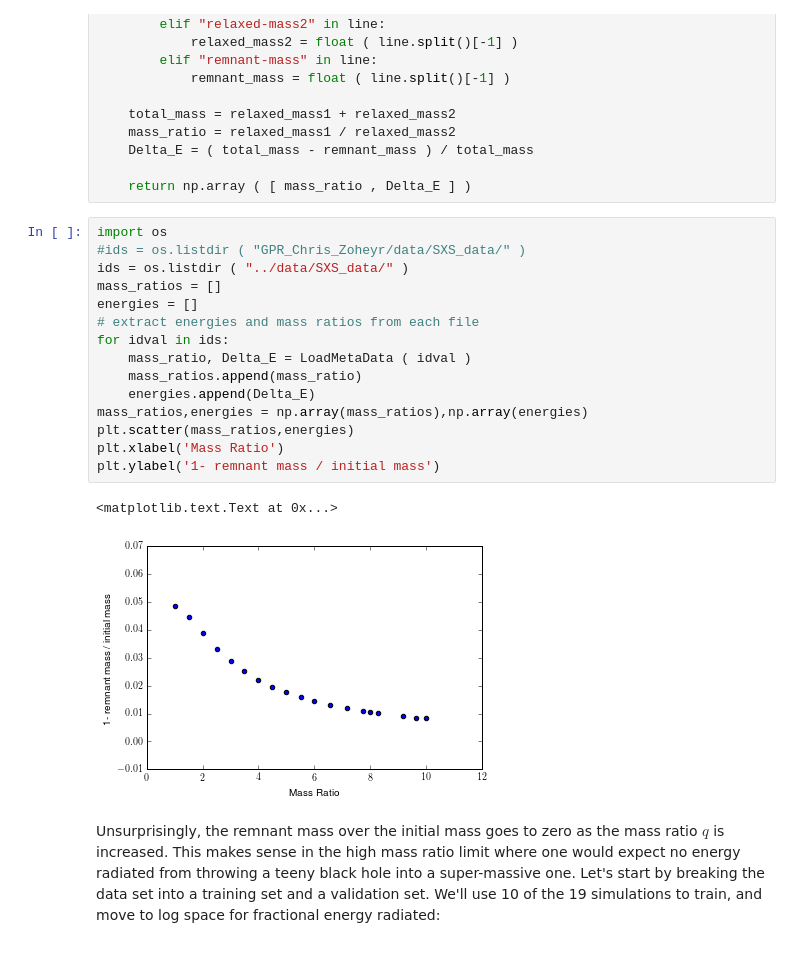
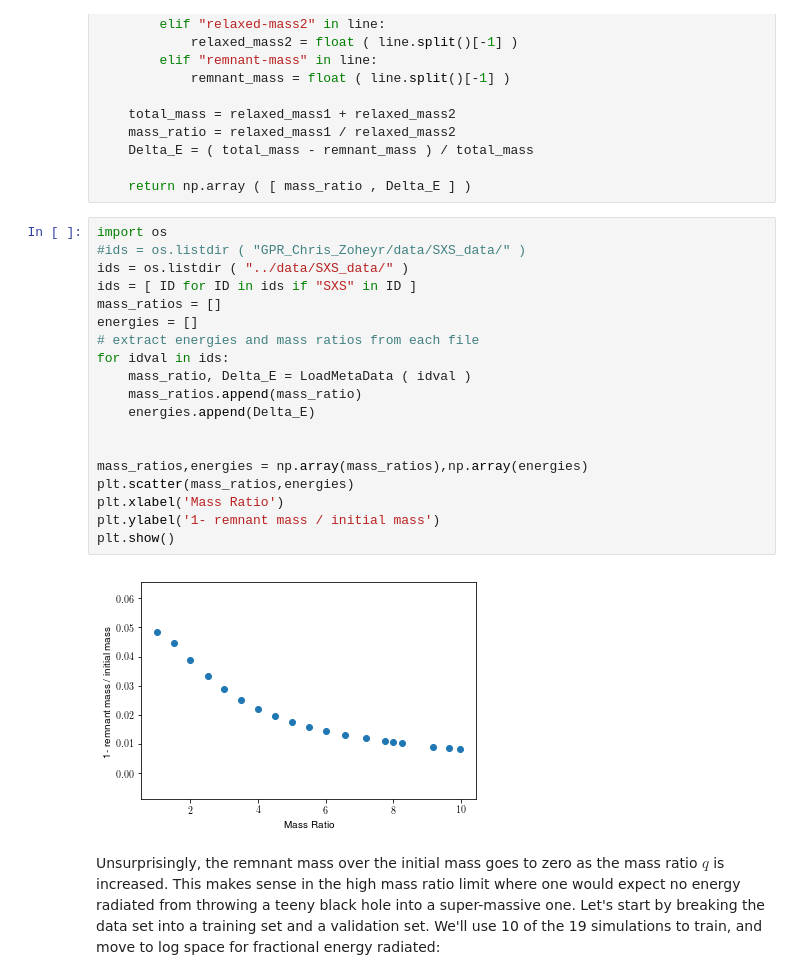
Before and after one commit to stasbabak/GPR_Chris_Zoheyr, a Jupyter notebook: dev/LectureNotes.ipynb, the cells around one changed output. Cells and saved outputs as stored; diff of their text form.

```diff
--- a/dev/LectureNotes.ipynb
+++ b/dev/LectureNotes.ipynb
@@ -1188,21 +1243,24 @@ def LoadMetaData ( ID ):
 # %%
 import os
 #ids = os.listdir ( "GPR_Chris_Zoheyr/data/SXS_data/" )
 ids = os.listdir ( "../data/SXS_data/" )
+ids = [ ID for ID in ids if "SXS" in ID ]
 mass_ratios = []
 energies = []
 # extract energies and mass ratios from each file
 for idval in ids:
     mass_ratio, Delta_E = LoadMetaData ( idval )
     mass_ratios.append(mass_ratio)
     energies.append(Delta_E)
+
+
 mass_ratios,energies = np.array(mass_ratios),np.array(energies)
 plt.scatter(mass_ratios,energies)
 plt.xlabel('Mass Ratio')
 plt.ylabel('1- remnant mass / initial mass')
+plt.show()
 # %% [output]
-<matplotlib.text.Text at 0x...>
-[figure, old version]
+[figure, new version]
 # %% [markdown]
 Unsurprisingly, the remnant mass over the initial mass goes to zero as the mass ratio $q$ is increased. This makes sense in the high mass ratio limit where one would expect no energy radiated from throwing a teeny black hole into a super-massive one.  Let's start by breaking the data set into a training set and a validation set.  We'll use 10 of the 19 simulations to train, and move to log space for fractional energy radiated:
 # %%
```
Also changed, not shown: parts of 20 cells of this notebook.
